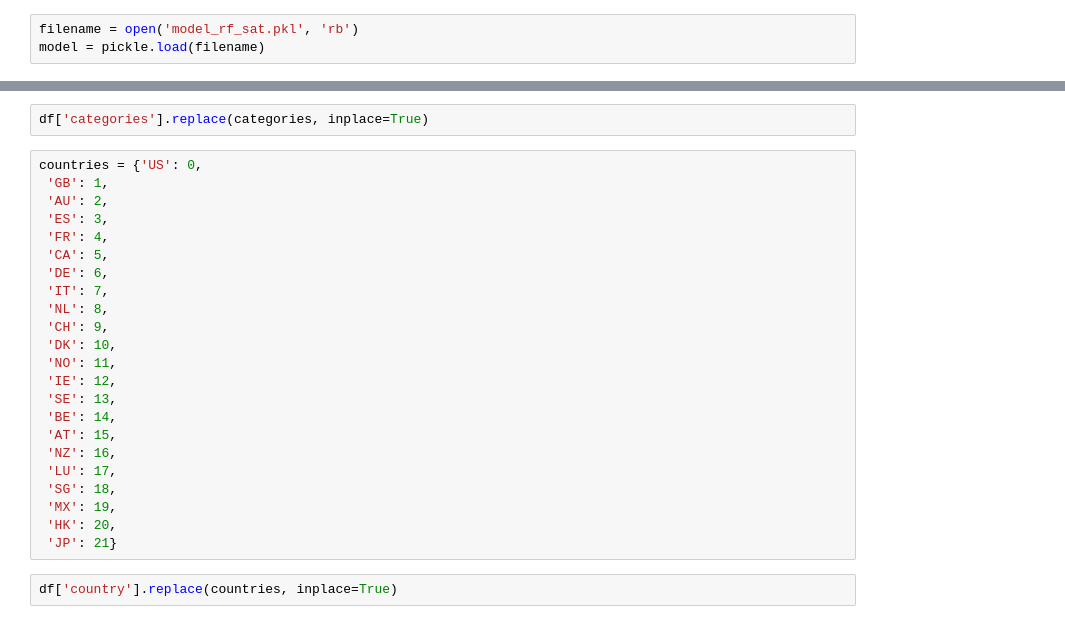
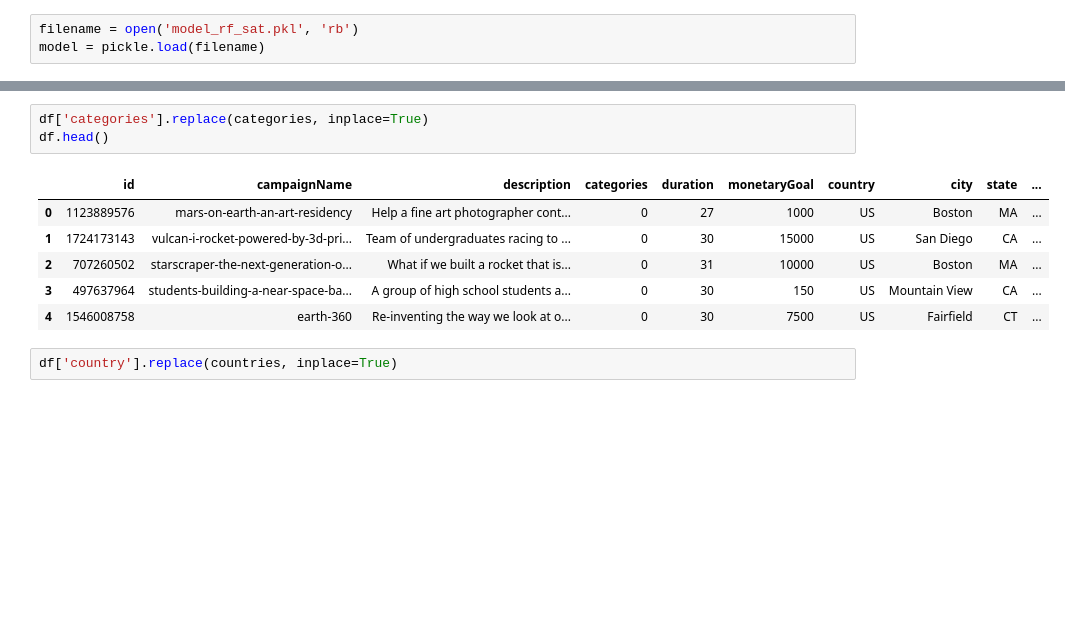
Before and after one commit to JohnMorrisonn/JM-Data-Engineer, a Jupyter notebook: Pipeline.ipynb, the cells around one changed output, grey strips where cells are left out. Saved outputs shown, nothing was run; the diff lists cells and outputs as text; blank space fills up the shorter version.

```diff
--- a/Pipeline.ipynb
+++ b/Pipeline.ipynb
@@ -196,28 +53,13 @@ categories = {'Space Exploration': 0,
 # %%
 df['categories'].replace(categories, inplace=True)
+df.head()
+# %% [output]
+|  | id | campaignName | description | categories | duration | monetaryGoal | country | city | state | ... |
+| 0 | 1123889576 | mars-on-earth-an-art-residency | Help a fine art photographer cont... | 0 | 27 | 1000 | US | Boston | MA | ... |
+| 1 | 1724173143 | vulcan-i-rocket-powered-by-3d-pri... | Team of undergraduates racing to ... | 0 | 30 | 15000 | US | San Diego | CA | ... |
+| 2 | 707260502 | starscraper-the-next-generation-o... | What if we built a rocket that is... | 0 | 31 | 10000 | US | Boston | MA | ... |
+| 3 | 497637964 | students-building-a-near-space-ba... | A group of high school students a... | 0 | 30 | 150 | US | Mountain View | CA | ... |
+| 4 | 1546008758 | earth-360 | Re-inventing the way we look at o... | 0 | 30 | 7500 | US | Fairfield | CT | ... |
-# %%
-countries = {'US': 0,
- 'GB': 1,
- 'AU': 2,
- 'ES': 3,
- 'FR': 4,
- 'CA': 5,
- 'DE': 6,
- 'IT': 7,
- 'NL': 8,
- 'CH': 9,
- 'DK': 10,
- 'NO': 11,
- 'IE': 12,
- 'SE': 13,
- 'BE': 14,
- 'AT': 15,
- 'NZ': 16,
- 'LU': 17,
- 'SG': 18,
- 'MX': 19,
- 'HK': 20,
- 'JP': 21}
 # %%
 df['country'].replace(countries, inplace=True)
 # %%
```
Also changed, not shown: parts of 7 cells of this notebook, 2 other files.
